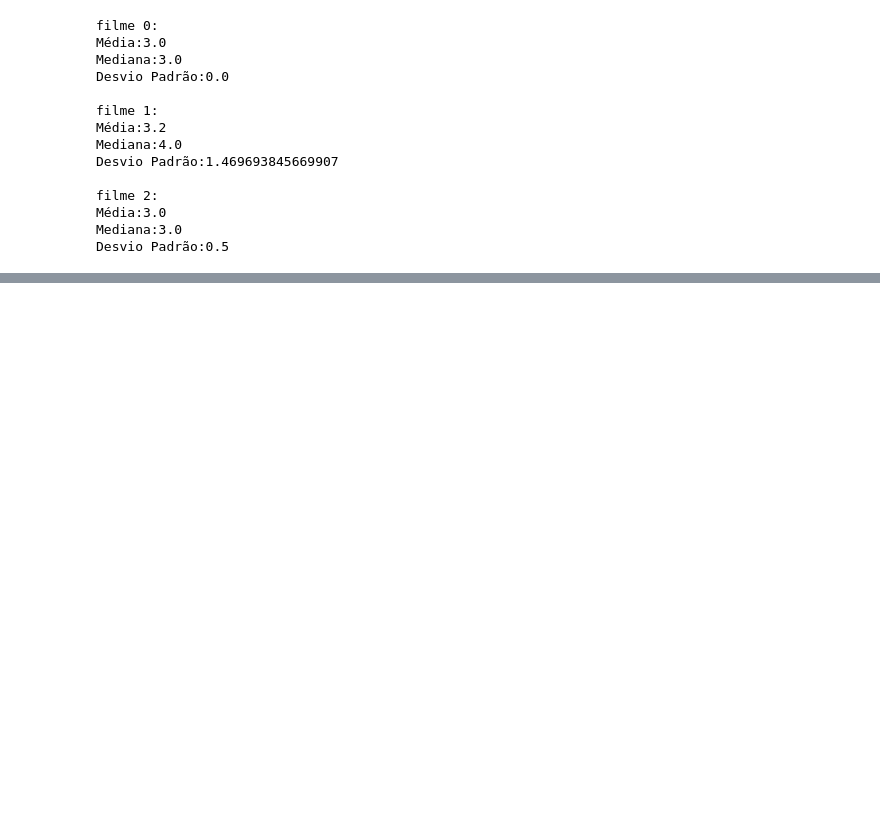
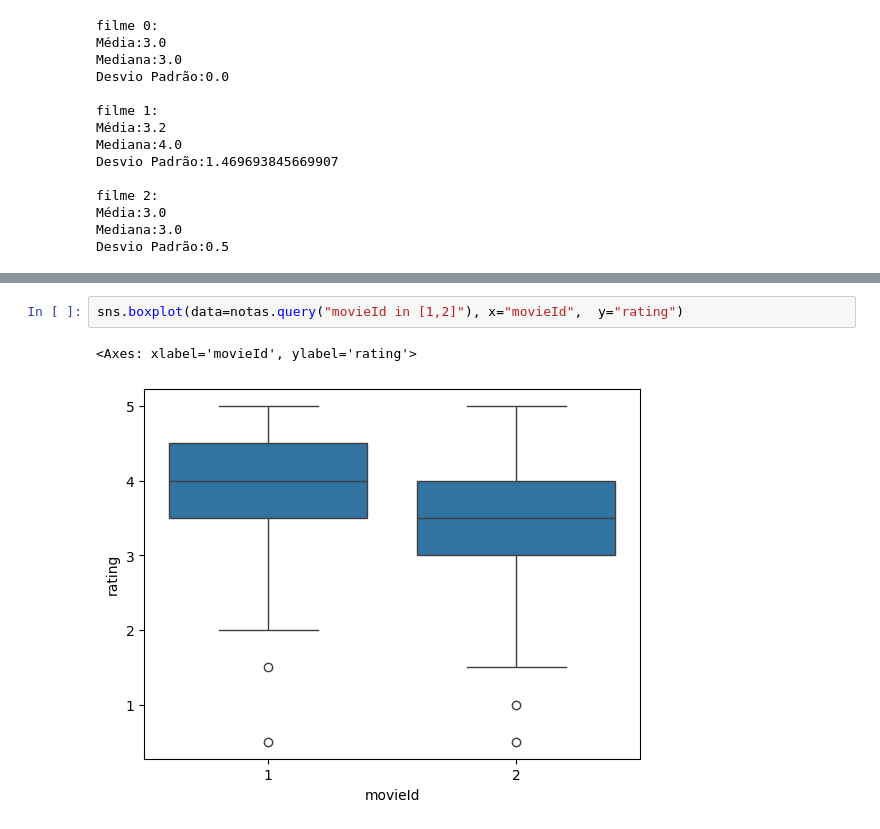
Before and after one commit to AntonioMori/Data-Science-Explorando-e-analisando-dados-, a Jupyter notebook: codigo.ipynb, the cells around one changed output, grey strips where cells are left out. Drawn from its saved outputs; the diff is of its cells as text; blank space fills up the shorter version.

```diff
--- a/codigo.ipynb
+++ b/codigo.ipynb
@@ -268,0 +365,5 @@ Desvio Padrão:0.5
+# %%
+sns.boxplot(data=notas.query("movieId in [1,2]"), x="movieId",  y="rating")
+# %% [output]
+<Axes: xlabel='movieId', ylabel='rating'>
+[figure, added]
```
Also changed, not shown: parts of 6 cells of this notebook, 1 other file.
